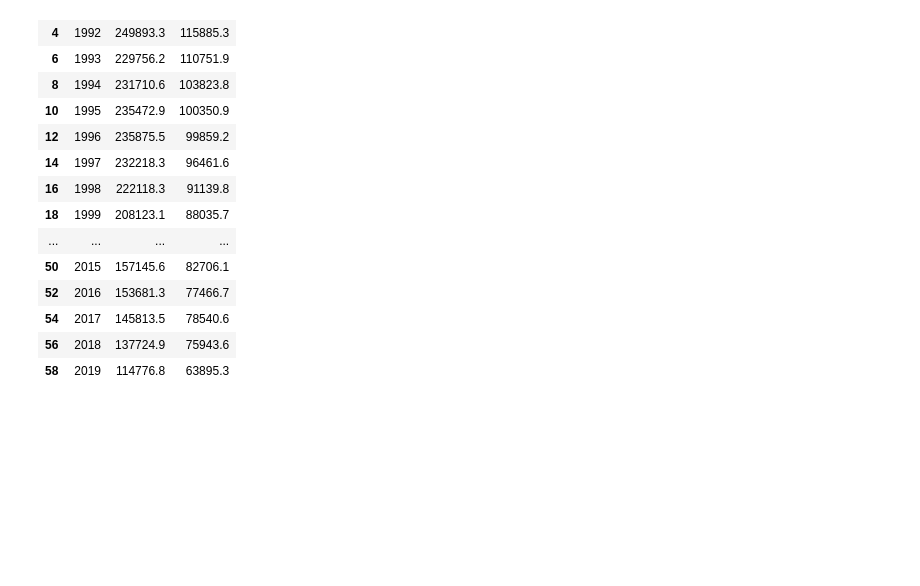
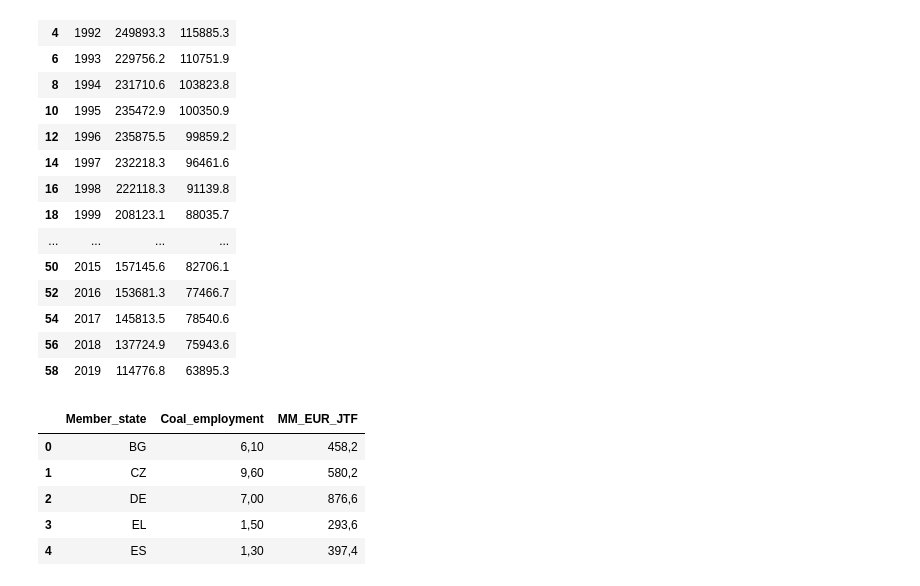
Before and after one commit to lef-kal/espon_portal, a Jupyter notebook: for_datastories.ipynb, the cells around one changed output. Cells and saved outputs as stored; diff of their text form; code cells hidden in the pictures; blank space fills up the shorter version.

```diff
--- a/for_datastories.ipynb
+++ b/for_datastories.ipynb
@@ -133,3 +133,14 @@ df
 | 54 | 2017 | 145813.5 | 78540.6 |
 | 56 | 2018 | 137724.9 | 75943.6 |
 | 58 | 2019 | 114776.8 | 63895.3 |
+# %%
+import pandas as pd
+df = pd.read_clipboard()
+df.head()
+# %% [output]
+|  | Member_state | Coal_employment | MM_EUR_JTF |
+| 0 | BG | 6,10 | 458,2 |
+| 1 | CZ | 9,60 | 580,2 |
+| 2 | DE | 7,00 | 876,6 |
+| 3 | EL | 1,50 | 293,6 |
+| 4 | ES | 1,30 | 397,4 |
```
Also changed, not shown: parts of 1 cell of this notebook, 10 other files.
